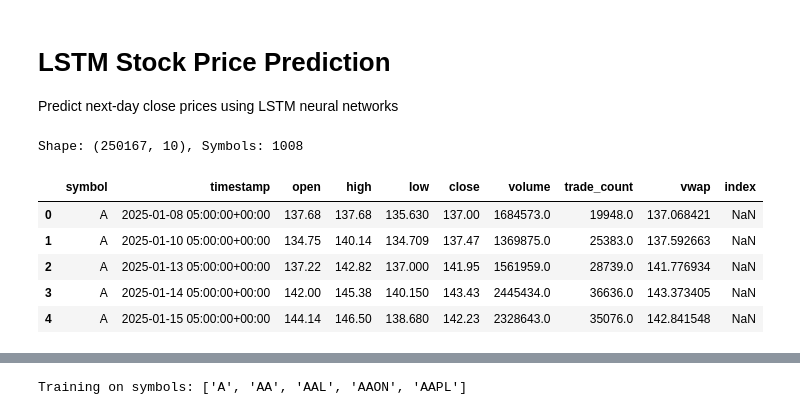
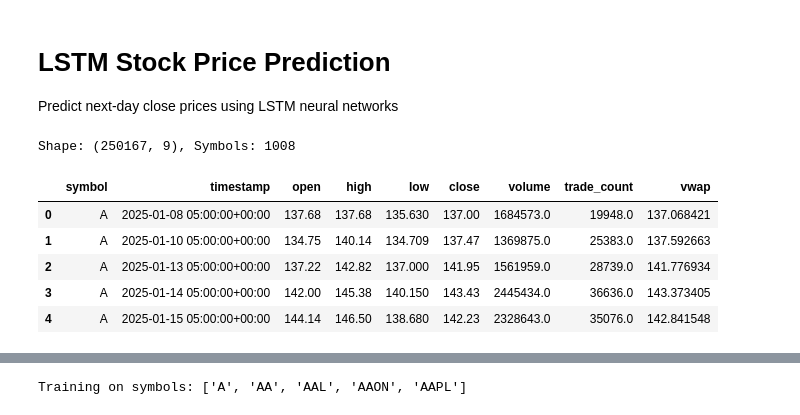
Before and after one commit to Jeff-VA/stock_market_preds_v1, a Jupyter notebook: 3_lstm_stock_prediction.ipynb, the cells around one changed output, grey strips where cells are left out. Saved outputs shown, nothing was run; the diff lists cells and outputs as text; code cells hidden in the pictures.

```diff
--- a/3_lstm_stock_prediction.ipynb
+++ b/3_lstm_stock_prediction.ipynb
@@ -13,15 +13,16 @@ import matplotlib.pyplot as plt
 # %%
 # Cell 2: Load and Preview Data
 df = pd.read_csv('raw_data/stock_data.csv')
 df['timestamp'] = pd.to_datetime(df['timestamp'])
+df = df.drop(columns=['index'], errors='ignore')  # Drop useless index column
 df = df.sort_values(['symbol', 'timestamp']).reset_index(drop=True)
 print(f"Shape: {df.shape}, Symbols: {df['symbol'].nunique()}")
 df.head()
 # %% [output]
-Shape: (250167, 10), Symbols: 1008
+Shape: (250167, 9), Symbols: 1008
-|  | symbol | timestamp | open | high | low | close | volume | trade_count | vwap | index |
-| 0 | A | 2025-01-08 05:00:00+00:00 | 137.68 | 137.68 | 135.630 | 137.00 | 1684573.0 | 19948.0 | 137.068421 | NaN |
-| 1 | A | 2025-01-10 05:00:00+00:00 | 134.75 | 140.14 | 134.709 | 137.47 | 1369875.0 | 25383.0 | 137.592663 | NaN |
-| 2 | A | 2025-01-13 05:00:00+00:00 | 137.22 | 142.82 | 137.000 | 141.95 | 1561959.0 | 28739.0 | 141.776934 | NaN |
-| 3 | A | 2025-01-14 05:00:00+00:00 | 142.00 | 145.38 | 140.150 | 143.43 | 2445434.0 | 36636.0 | 143.373405 | NaN |
-| 4 | A | 2025-01-15 05:00:00+00:00 | 144.14 | 146.50 | 138.680 | 142.23 | 2328643.0 | 35076.0 | 142.841548 | NaN |
+|  | symbol | timestamp | open | high | low | close | volume | trade_count | vwap |
+| 0 | A | 2025-01-08 05:00:00+00:00 | 137.68 | 137.68 | 135.630 | 137.00 | 1684573.0 | 19948.0 | 137.068421 |
+| 1 | A | 2025-01-10 05:00:00+00:00 | 134.75 | 140.14 | 134.709 | 137.47 | 1369875.0 | 25383.0 | 137.592663 |
+| 2 | A | 2025-01-13 05:00:00+00:00 | 137.22 | 142.82 | 137.000 | 141.95 | 1561959.0 | 28739.0 | 141.776934 |
+| 3 | A | 2025-01-14 05:00:00+00:00 | 142.00 | 145.38 | 140.150 | 143.43 | 2445434.0 | 36636.0 | 143.373405 |
+| 4 | A | 2025-01-15 05:00:00+00:00 | 144.14 | 146.50 | 138.680 | 142.23 | 2328643.0 | 35076.0 | 142.841548 |
```
Also changed, not shown: parts of 11 cells of this notebook.
